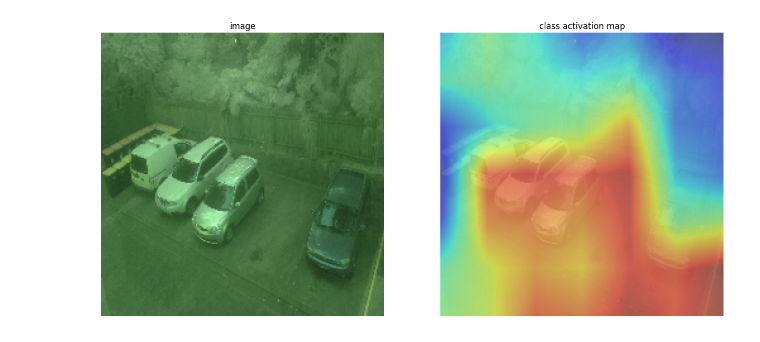
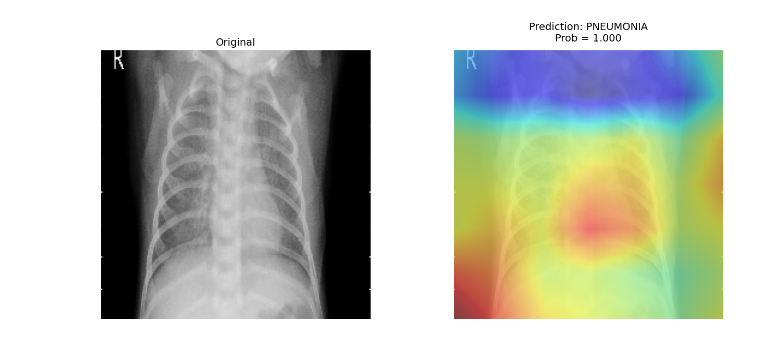
Before and after one commit to jihyeon602/DeepLearning_practice, a Jupyter notebook: 231121_CAM.ipynb, the cells around one changed output. Drawn from its saved outputs; the diff is of its cells as text; code cells hidden in the pictures.

```diff
--- a/231121_CAM.ipynb
+++ b/231121_CAM.ipynb
@@ -202,13 +198,10 @@ Model: "functional_1"
 # %%
 # Normal Prediction
 '''
-Free/img_129173058.jpg
-Free/img_723080007.jpg
-Free/img_815061601.jpg
-Full/img_127040601.jpg
-Full/img_809172559.jpg
+test_img_path = '/content/drive/MyDrive/Chest_Xray/chest_xray/test/NORMAL/IM-0001-0001.jpeg'
 '''
-test_img = img_to_array(load_img(os.path.join(BASE_PATH, 'Free/img_815061601.jpg'), target_size=(224, 224)))
+test_img_path = '/content/drive/MyDrive/Chest_Xray/chest_xray/test/PNEUMONIA/person1675_virus_2891.jpeg'
+test_img = img_to_array(load_img(test_img_path, target_size=(224, 224)))
 
 test_input = preprocess_input(np.expand_dims(test_img.copy(), axis=0))
 
@@ -241,16 +234,24 @@ plt.imshow(final_output, cmap='jet')
 # %%
 # result
-fig, ax = plt.subplots(nrows=1, ncols=2)
-fig.set_size_inches(16, 20)
+class_names = ['NORMAL', 'PNEUMONIA']
+confidence = pred[0][pred_class]  # softmax 확률
 
-ax[0].imshow(test_img.astype(np.uint8))
-ax[0].set_title('image')
+# CAM 시각화
+fig, ax = plt.subplots(nrows=1, ncols=2, figsize=(14, 6))
+
+# 1. 원본 이미지
+ax[0].imshow(test_img.astype(np.uint8), cmap='gray')
+ax[0].set_title("Original", fontsize=14)
 ax[0].axis('off')
 
-ax[1].imshow(test_img.astype(np.uint8), alpha=0.5)
-ax[1].imshow(final_output, cmap='jet', alpha=0.5)
-ax[1].set_title('class activation map')
+# 2. CAM 결과 + 확률 + 클래스명
+cam_img = ax[1].imshow(test_img.astype(np.uint8), alpha=0.5, cmap='gray')
+cam_overlay = ax[1].imshow(final_output, cmap='jet', alpha=0.5)
+ax[1].set_title(f"Prediction: {class_names[pred_class]}\nProb = {confidence:.3f}", fontsize=14, pad=12)
 ax[1].axis('off')
+
+
+plt.tight_layout()
 plt.show()
 # %% [output]
-[figure, old version]
+[figure, new version]
```
Also changed, not shown: parts of 11 cells of this notebook.
